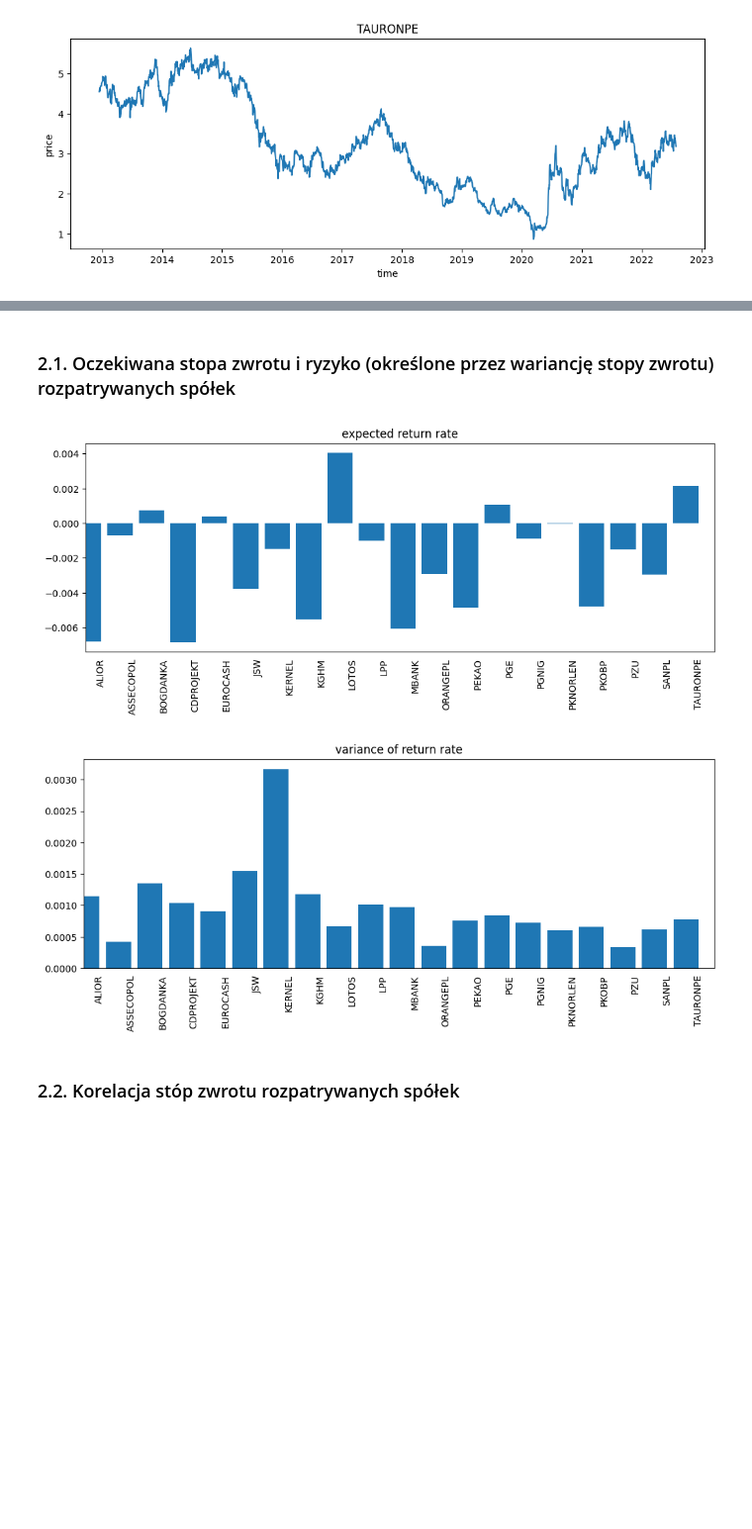
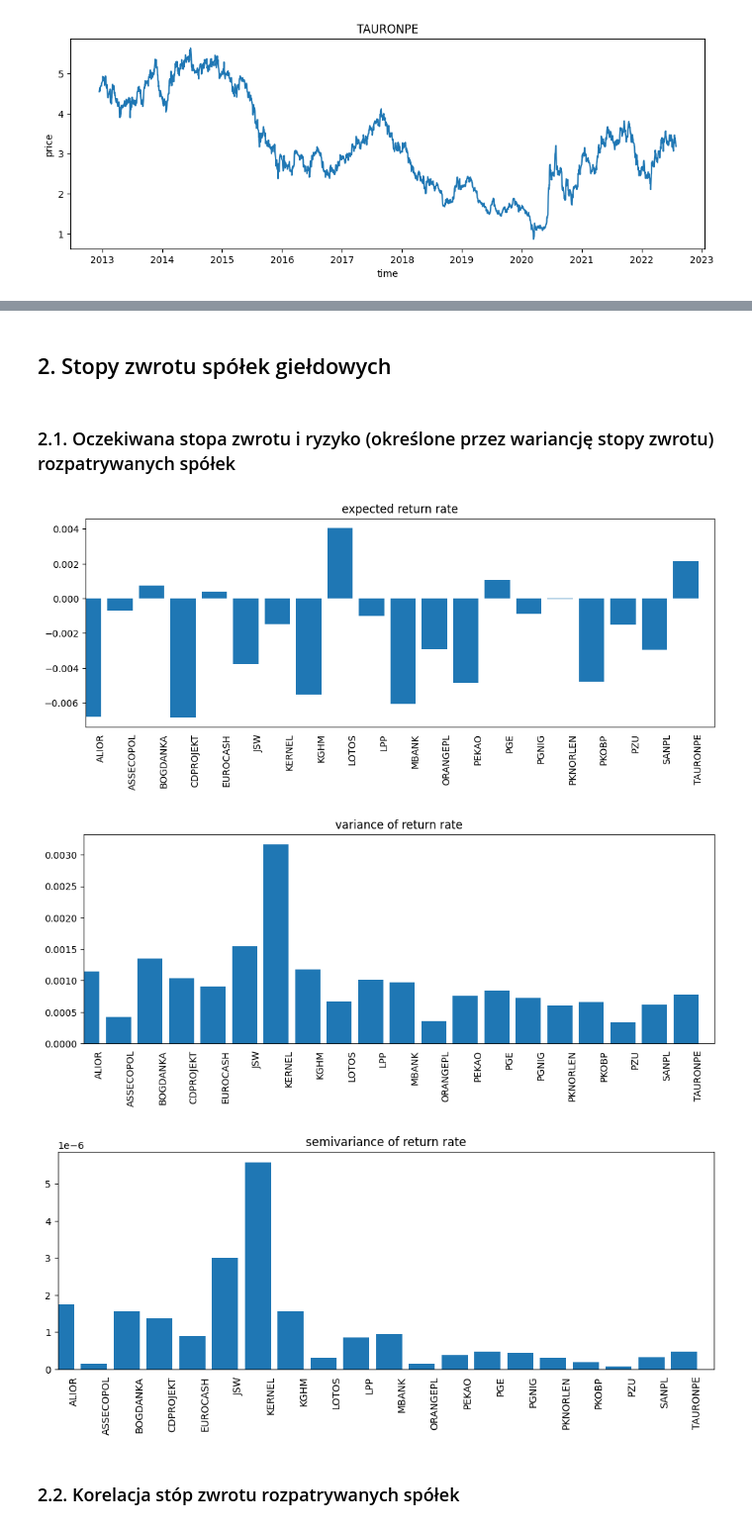
Before and after one commit to PGrabinski/algorytmyewolucyjne, a Jupyter notebook: List 6/Introduction to Portfolio Optimization.ipynb, the cells around one changed output, grey strips where cells are left out. Shown at 99% size. Drawn from its saved outputs; the diff is of its cells as text; code cells hidden in the pictures; blank space fills up the shorter version.

```diff
--- a/List 6/Introduction to Portfolio Optimization.ipynb
+++ b/List 6/Introduction to Portfolio Optimization.ipynb
@@ -106,31 +67,46 @@ Poniższe przykładowe obliczenia ilustrują estymowanie oczekiwanej stopy zwrot
+# %% [markdown]
+## 2. Stopy zwrotu spółek giełdowych
 # %%
 delta_t = 90
 stock_returns = stock_quotations.xs('close', level=1, axis=1).pct_change()
-stock_returns_m = stock_returns[-delta_t-1:-1].mean()
-stock_returns_s = stock_returns[-delta_t-1:-1].std()
-stock_covariances = stock_returns[-delta_t-1:-1].cov()
-stock_correlations = stock_returns[-delta_t-1:-1].corr()
+returns_window = stock_returns[-delta_t-1:-1]
+stock_returns_m = returns_window.mean()
+stock_returns_s = returns_window.std()
+stock_covariances = returns_window.cov()
+stock_correlations = returns_window.corr()
+negative_window = returns_window[returns_window < stock_returns_m]
+
+stock_returns_sv = (negative_window - stock_returns_m).pow(2).mean()
 # %% [markdown]
 ### 2.1. Oczekiwana stopa zwrotu i ryzyko (określone przez wariancję stopy zwrotu) rozpatrywanych spółek
 # %%
 plt.figure(figsize=(12, 4))
 plt.bar(np.arange(stock_returns_m.size)+0.1, stock_returns_m, 0.8)
 plt.gca().xaxis.set_tick_params(width=0)
 plt.xticks(np.arange(stock_returns_m.index.size)+0.5, stock_returns_m.index.values, rotation='vertical')
 plt.xlim([0, stock_returns_m.size])
 plt.title('expected return rate')
 plt.show()
 
 plt.figure(figsize=(12, 4))
 plt.bar(np.arange(stock_returns_s.size)+0.1, stock_returns_s**2, 0.8)
 plt.gca().xaxis.set_tick_params(width=0)
 plt.xticks(np.arange(stock_returns_s.index.size)+0.5, stock_returns_s.index.values, rotation='vertical')
 plt.xlim([0, stock_returns_s.size])
 plt.title('variance of return rate')
 plt.show()
+
+plt.figure(figsize=(12, 4))
+plt.bar(np.arange(stock_returns_sv.size)+0.1, stock_returns_sv**2, 0.8)
+plt.gca().xaxis.set_tick_params(width=0)
+plt.xticks(np.arange(stock_returns_sv.index.size)+0.5, stock_returns_sv.index.values, rotation='vertical')
+plt.xlim([0, stock_returns_sv.size])
+plt.title('semivariance of return rate')
+plt.show()
 # %% [output]
 [figure]
 [figure]
+[figure, added]
 # %% [markdown]
 ### 2.2. Korelacja stóp zwrotu rozpatrywanych spółek
 # %%
```
Also changed, not shown: parts of 22 cells of this notebook, 1 other file.
